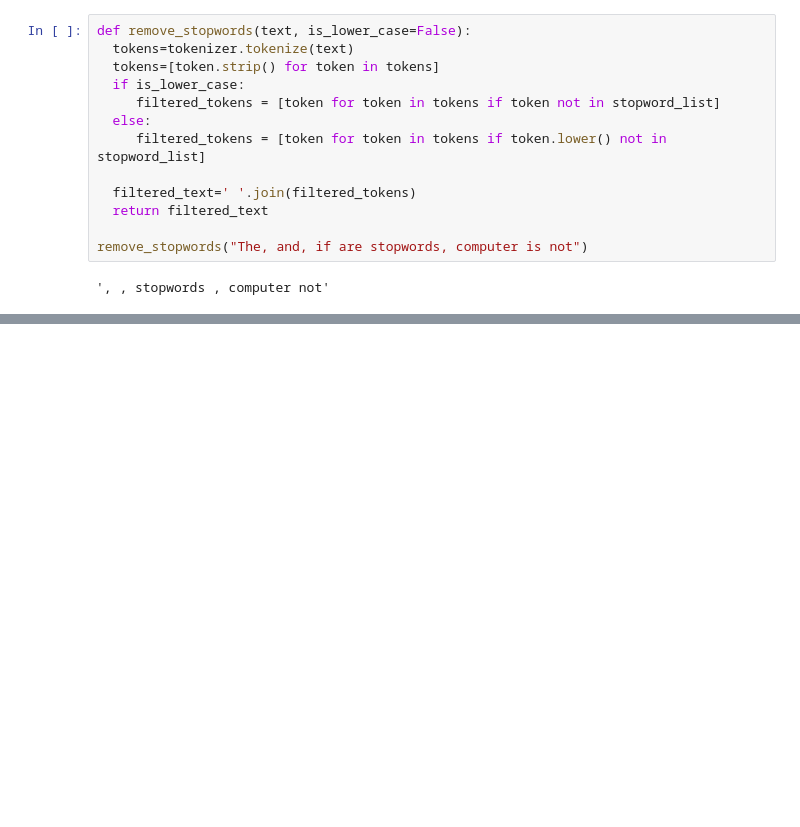
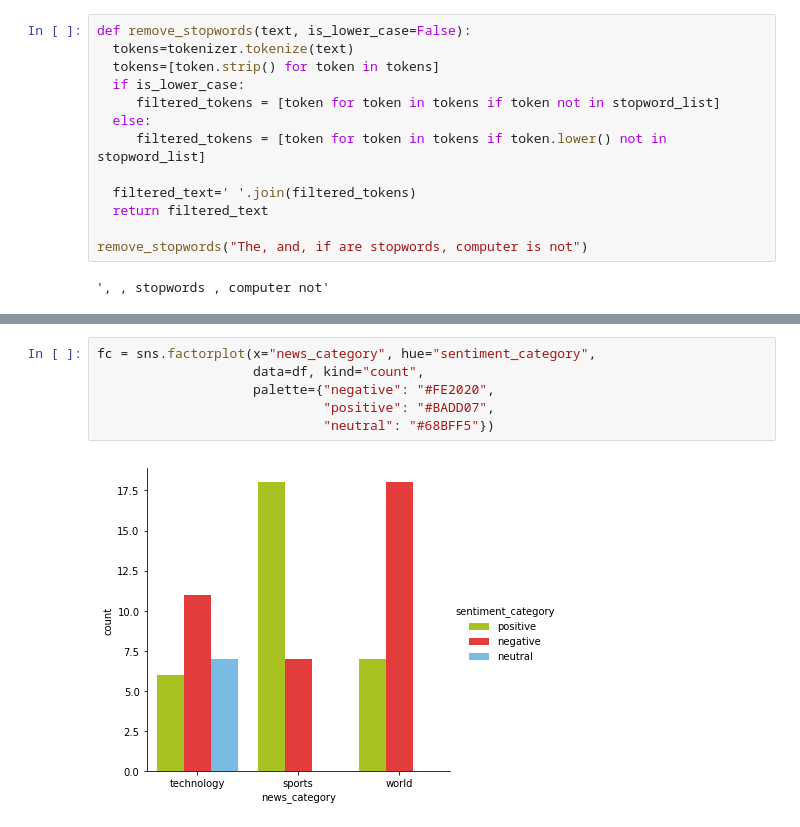
Before and after one commit to AgrawalHimanshi/ML-NLP, a Jupyter notebook: sentiment_analysis.ipynb, the cells around one changed output, grey strips where cells are left out. Saved outputs shown, nothing was run; the diff lists cells and outputs as text; blank space fills up the shorter version.

```diff
--- a/sentiment_analysis.ipynb
+++ b/sentiment_analysis.ipynb
@@ -207,0 +584,8 @@ def normalize_corpus(corpus, html_stripping=True, contraction_expansion=True,
+# %%
+fc = sns.factorplot(x="news_category", hue="sentiment_category",
+                    data=df, kind="count",
+                    palette={"negative": "#FE2020",
+                             "positive": "#BADD07",
+                             "neutral": "#68BFF5"})
+# %% [output]
+[figure, added]
```
Also changed, not shown: parts of 54 cells of this notebook.
